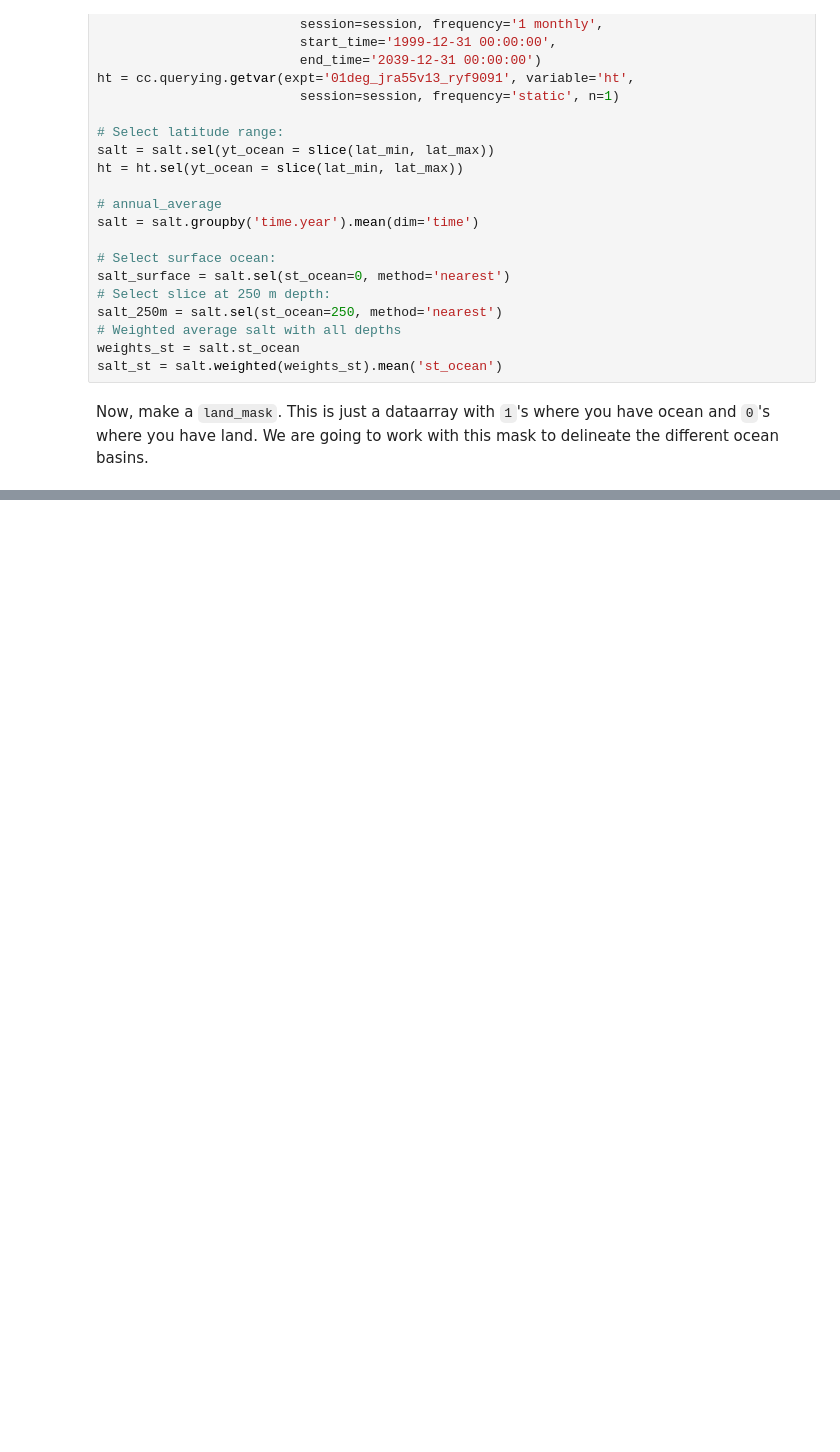
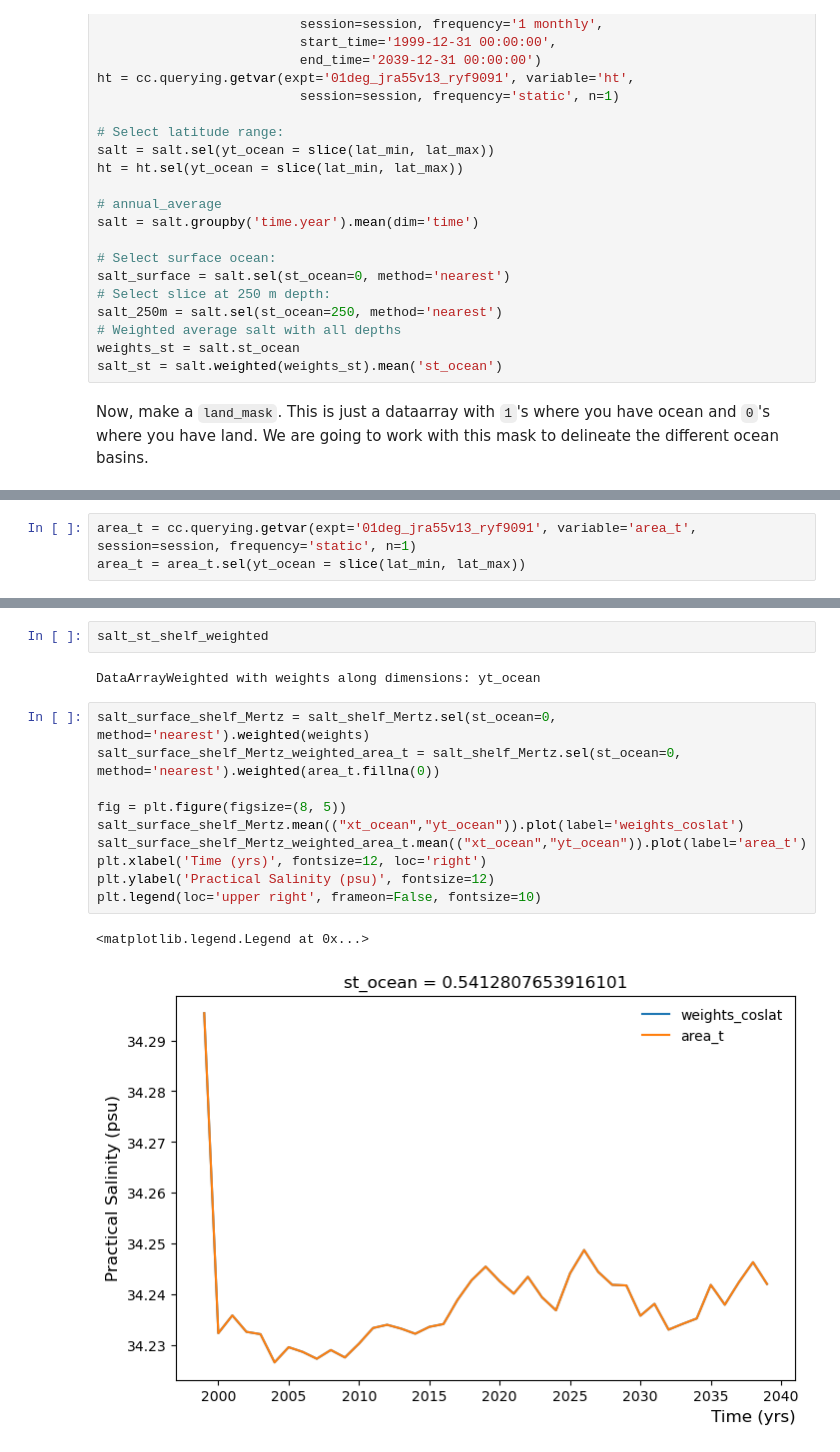
Before and after one commit to Renzo101/Research-Project, a Jupyter notebook: 03_Plotting Average S using 0.1 degree experiment practice for 40 yrs.ipynb, the cells around one changed output, grey strips where cells are left out. Saved outputs shown, nothing was run; the diff lists cells and outputs as text; blank space fills up the shorter version.

```diff
--- a/03_Plotting Average S using 0.1 degree experiment practice for 40 yrs.ipynb
+++ b/03_Plotting Average S using 0.1 degree experiment practice for 40 yrs.ipynb
@@ -211,0 +218,3 @@ plt.legend(loc='upper right', frameon=False, fontsize=10)
+# %%
+area_t = cc.querying.getvar(expt='01deg_jra55v13_ryf9091', variable='area_t',  session=session, frequency='static', n=1)
+area_t = area_t.sel(yt_ocean = slice(lat_min, lat_max))
@@ -211,0 +233,17 @@ plt.legend(loc='upper right', frameon=False, fontsize=10)
+# %%
+salt_st_shelf_weighted
+# %% [output]
+DataArrayWeighted with weights along dimensions: yt_ocean
+# %%
+salt_surface_shelf_Mertz = salt_shelf_Mertz.sel(st_ocean=0, method='nearest').weighted(weights)
+salt_surface_shelf_Mertz_weighted_area_t = salt_shelf_Mertz.sel(st_ocean=0, method='nearest').weighted(area_t.fillna(0))
+
+fig = plt.figure(figsize=(8, 5))
+salt_surface_shelf_Mertz.mean(("xt_ocean","yt_ocean")).plot(label='weights_coslat')
+salt_surface_shelf_Mertz_weighted_area_t.mean(("xt_ocean","yt_ocean")).plot(label='area_t')
+plt.xlabel('Time (yrs)', fontsize=12, loc='right')
+plt.ylabel('Practical Salinity (psu)', fontsize=12)
+plt.legend(loc='upper right', frameon=False, fontsize=10)
+# %% [output]
+<matplotlib.legend.Legend at 0x...>
+[figure, added]
```
Also changed, not shown: parts of 17 cells of this notebook, 4 other files.
